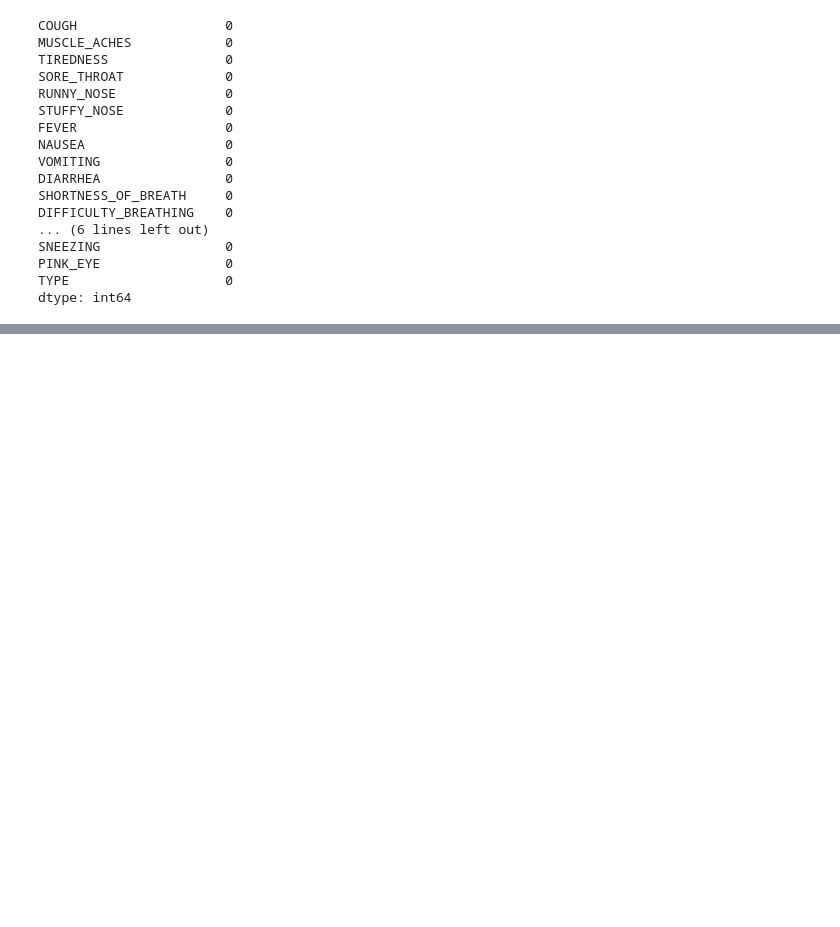
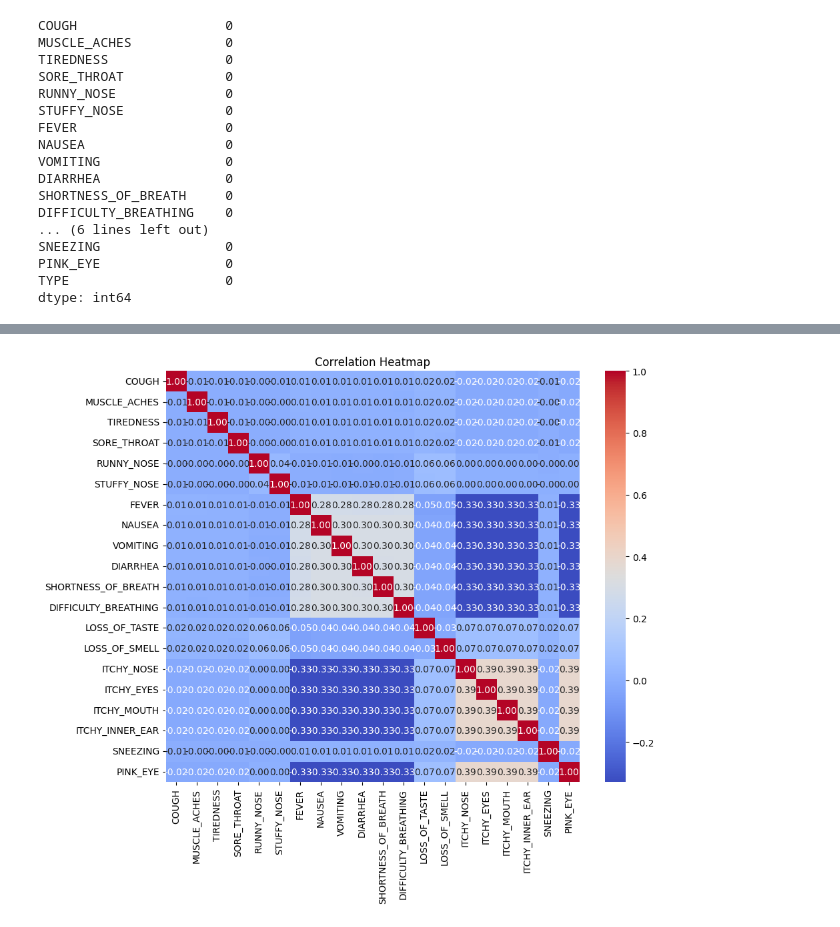
Before and after one commit to MuhammedMahmoud0/Water-Potabilty-Analysis, a Jupyter notebook: project.ipynb, the cells around one changed output, grey strips where cells are left out. Saved outputs shown, nothing was run; the diff lists cells and outputs as text; code cells hidden in the pictures; blank space fills up the shorter version.

```diff
--- a/project.ipynb
+++ b/project.ipynb
@@ -44,5 +89,2 @@ np.int64(0)
 # %%
-df_new=df.drop(columns=["TYPE"])
-corrolation=df_new.corr()
-corrolation
-d
+df_new = df.drop(columns='TYPE')
@@ -66,0 +91,3 @@ d
+# %%
+correlation=df_new.corr()
+correlation
@@ -66,0 +112,7 @@ d
+# %%
+plt.figure(figsize=(10, 8))
+sns.heatmap(correlation, annot=True, fmt=".2f", cmap="coolwarm", cbar=True)
+plt.title("Correlation Heatmap")
+plt.show()
+# %% [output]
+[figure, added]
```
Also changed, not shown: parts of 9 cells of this notebook.
